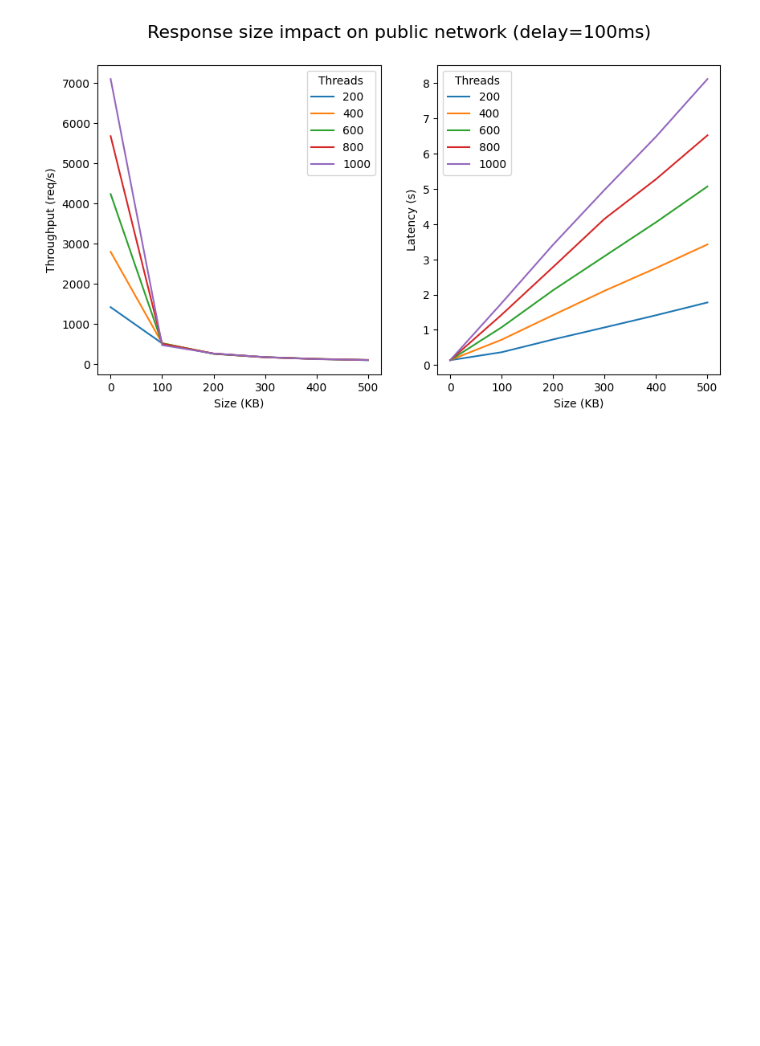
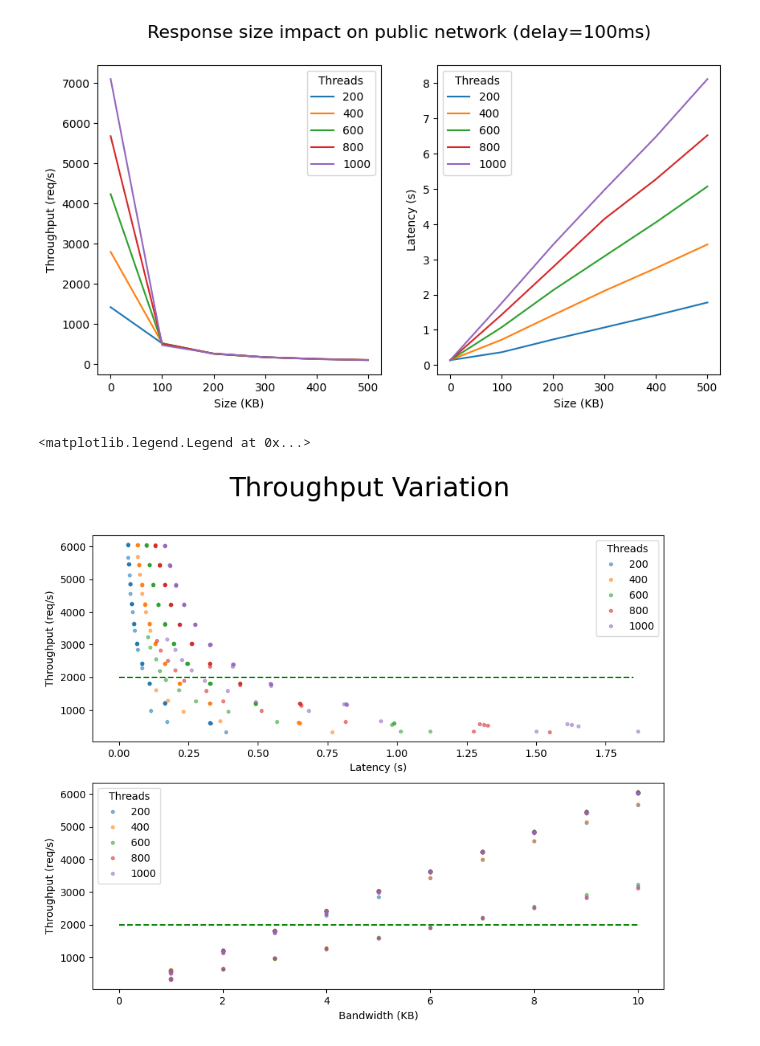
Before and after one commit to TheBigRoomXXL/go-http-client-benchmark, a Jupyter notebook: notebook.ipynb, the cells around one changed output. Saved outputs shown, nothing was run; the diff lists cells and outputs as text; code cells hidden in the pictures; blank space fills up the shorter version.

```diff
--- a/notebook.ipynb
+++ b/notebook.ipynb
@@ -143,3 +139,41 @@ ax[1].legend(title="Threads")
 # %% [output]
 <matplotlib.legend.Legend at 0x...>
 [figure]
+# %%
+csv_path = Path("results/batch-4/results.csv")
+with csv_path.open() as csvfile:
+    reader = csv.reader(csvfile)
+    data = list(reader)
+    data = np.array(data[1:],dtype=float)
+
+c200 = data[data[:,2] == 200]
+c400 = data[data[:,2] == 400]
+c600 = data[data[:,2] == 600]
+c800 = data[data[:,2] == 800]
+c1000 = data[data[:,2] == 1000]
+
+fig, ax = plt.subplots(2,1,figsize=(10,8))
+fig.suptitle("Throughput Variation", fontsize=26)
+
+ax[0].set_xlabel("Latency (s)")
+ax[0].set_ylabel("Throughput (req/s)")
+ax[0].hlines(2000,0,1.85,colors="g",linestyles="dashed")
+ax[0].plot(c200[:,3],c200[:,4], ".", alpha=0.5, label="200")
+ax[0].plot(c400[:,3],c400[:,4], ".", alpha=0.5, label="400")
+ax[0].plot(c600[:,3],c600[:,4], ".", alpha=0.5, label="600")
+ax[0].plot(c800[:,3],c800[:,4], ".", alpha=0.5, label="800")
+ax[0].plot(c1000[:,3],c1000[:,4], ".", alpha=0.5, label="1000")
+ax[0].legend(title="Threads")
+
+ax[1].set_xlabel("Bandwidth (KB)")
+ax[1].set_ylabel("Throughput (req/s)")
+ax[1].hlines(2000,0,10,colors="g",linestyles="dashed")
+ax[1].plot(c200[:,1],c200[:,4], ".", alpha=0.5, label="200")
+ax[1].plot(c400[:,1],c400[:,4], ".", alpha=0.5, label="400")
+ax[1].plot(c600[:,1],c600[:,4], ".", alpha=0.5, label="600")
+ax[1].plot(c800[:,1],c800[:,4], ".", alpha=0.5, label="800")
+ax[1].plot(c1000[:,1],c1000[:,4], ".", alpha=0.5, label="1000")
+ax[1].legend(title="Threads")
+# %% [output]
+<matplotlib.legend.Legend at 0x...>
+[figure, added]
```
Also changed, not shown: parts of 7 cells of this notebook.
